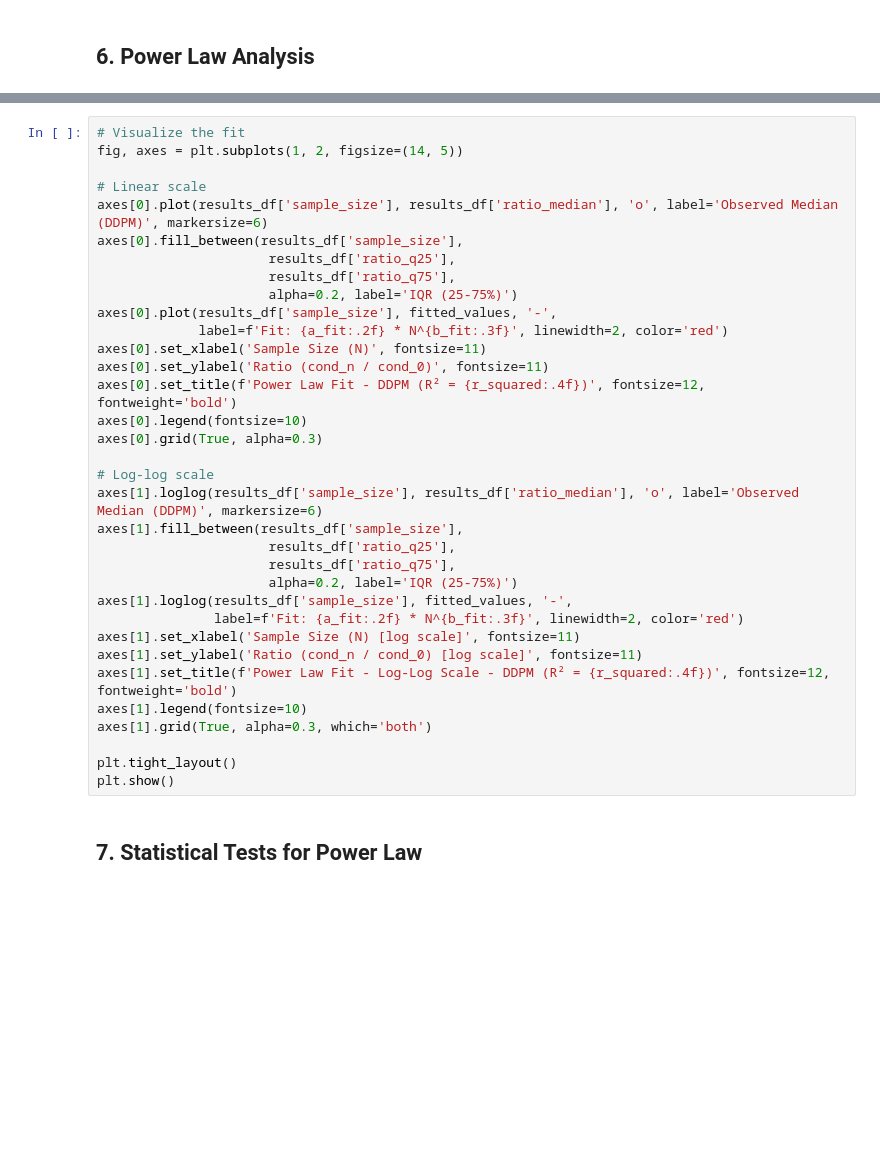
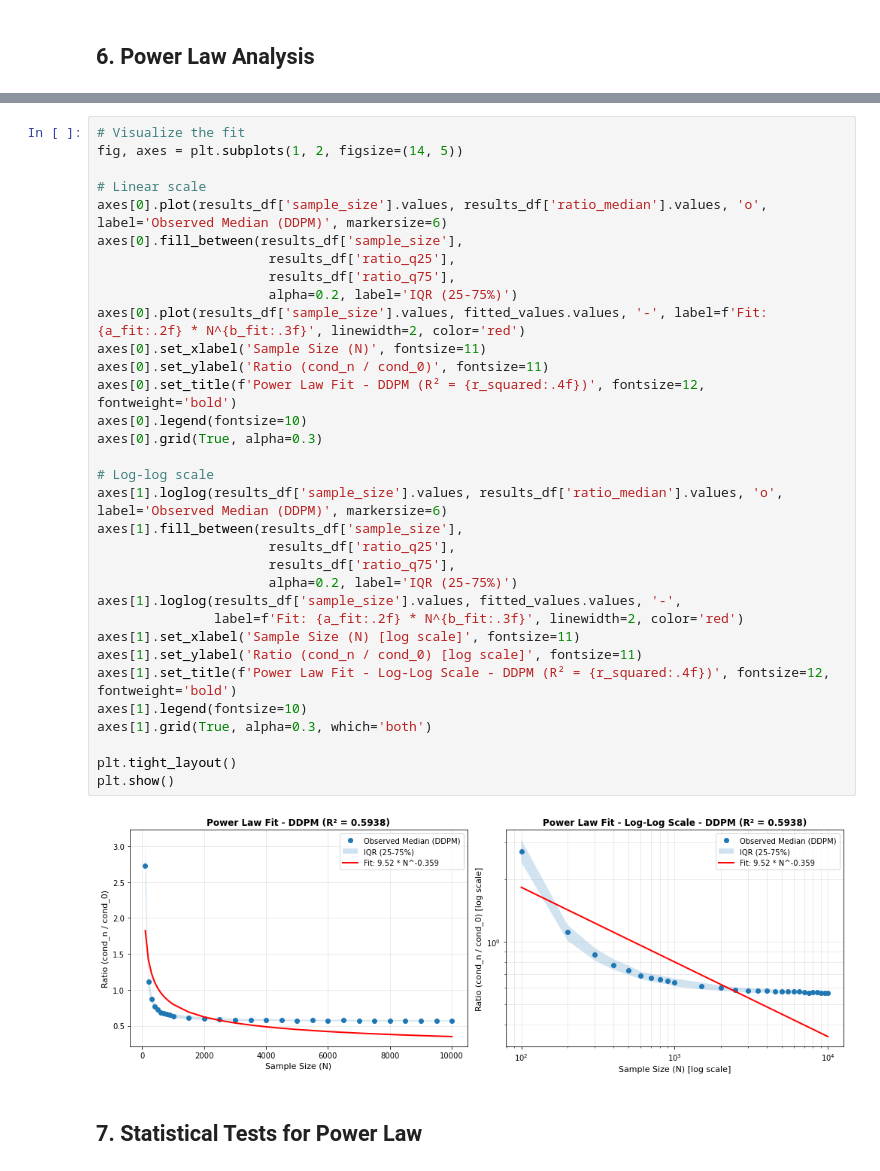
Before and after one commit to omroot/DGM4Covariance, a Jupyter notebook: experiments/diffusion_condition_number.ipynb, the cells around one changed output, grey strips where cells are left out. Cells and saved outputs as stored; diff of their text form; blank space fills up the shorter version.

```diff
--- a/experiments/diffusion_condition_number.ipynb
+++ b/experiments/diffusion_condition_number.ipynb
@@ -341,37 +406,38 @@ print(f"  RMSE: {np.sqrt(np.mean(residuals**2)):.4f}")
 # %%
 # Visualize the fit
 fig, axes = plt.subplots(1, 2, figsize=(14, 5))
 
 # Linear scale
-axes[0].plot(results_df['sample_size'], results_df['ratio_median'], 'o', label='Observed Median (DDPM)', markersize=6)
+axes[0].plot(results_df['sample_size'].values, results_df['ratio_median'].values, 'o', label='Observed Median (DDPM)', markersize=6)
 axes[0].fill_between(results_df['sample_size'],
                       results_df['ratio_q25'],
                       results_df['ratio_q75'],
                       alpha=0.2, label='IQR (25-75%)')
-axes[0].plot(results_df['sample_size'], fitted_values, '-',
-             label=f'Fit: {a_fit:.2f} * N^{b_fit:.3f}', linewidth=2, color='red')
+axes[0].plot(results_df['sample_size'].values, fitted_values.values, '-', label=f'Fit: {a_fit:.2f} * N^{b_fit:.3f}', linewidth=2, color='red')
 axes[0].set_xlabel('Sample Size (N)', fontsize=11)
 axes[0].set_ylabel('Ratio (cond_n / cond_0)', fontsize=11)
 axes[0].set_title(f'Power Law Fit - DDPM (R² = {r_squared:.4f})', fontsize=12, fontweight='bold')
 axes[0].legend(fontsize=10)
 axes[0].grid(True, alpha=0.3)
 
 # Log-log scale
-axes[1].loglog(results_df['sample_size'], results_df['ratio_median'], 'o', label='Observed Median (DDPM)', markersize=6)
+axes[1].loglog(results_df['sample_size'].values, results_df['ratio_median'].values, 'o', label='Observed Median (DDPM)', markersize=6)
 axes[1].fill_between(results_df['sample_size'],
                       results_df['ratio_q25'],
                       results_df['ratio_q75'],
                       alpha=0.2, label='IQR (25-75%)')
-axes[1].loglog(results_df['sample_size'], fitted_values, '-',
+axes[1].loglog(results_df['sample_size'].values, fitted_values.values, '-',
                label=f'Fit: {a_fit:.2f} * N^{b_fit:.3f}', linewidth=2, color='red')
 axes[1].set_xlabel('Sample Size (N) [log scale]', fontsize=11)
 axes[1].set_ylabel('Ratio (cond_n / cond_0) [log scale]', fontsize=11)
 axes[1].set_title(f'Power Law Fit - Log-Log Scale - DDPM (R² = {r_squared:.4f})', fontsize=12, fontweight='bold')
 axes[1].legend(fontsize=10)
 axes[1].grid(True, alpha=0.3, which='both')
 
 plt.tight_layout()
 plt.show()
+# %% [output]
+[figure, added]
 # %% [markdown]
 ## 7. Statistical Tests for Power Law
 # %%
```
Also changed, not shown: parts of 15 cells of this notebook, 1 other file.
